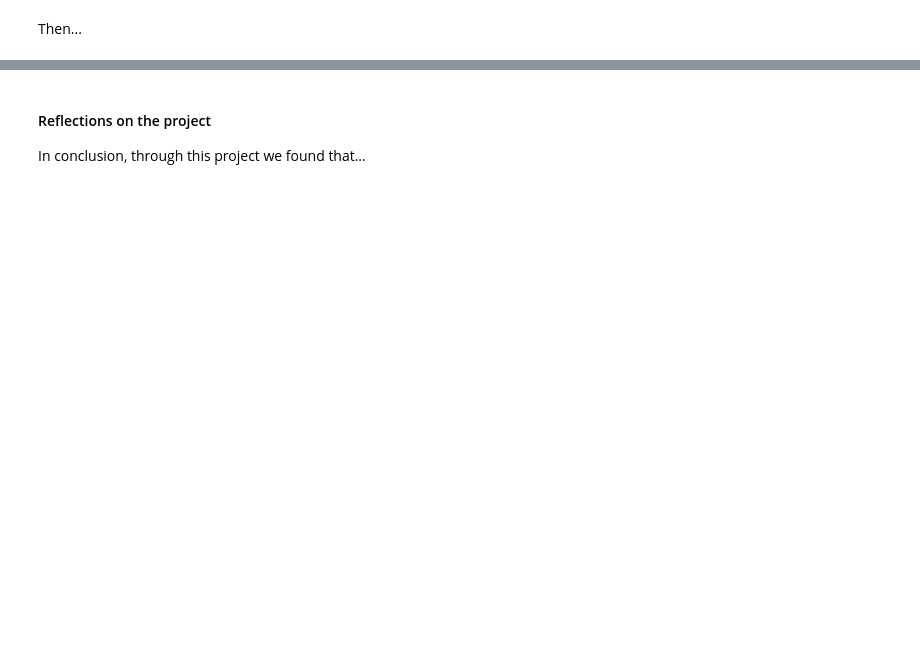
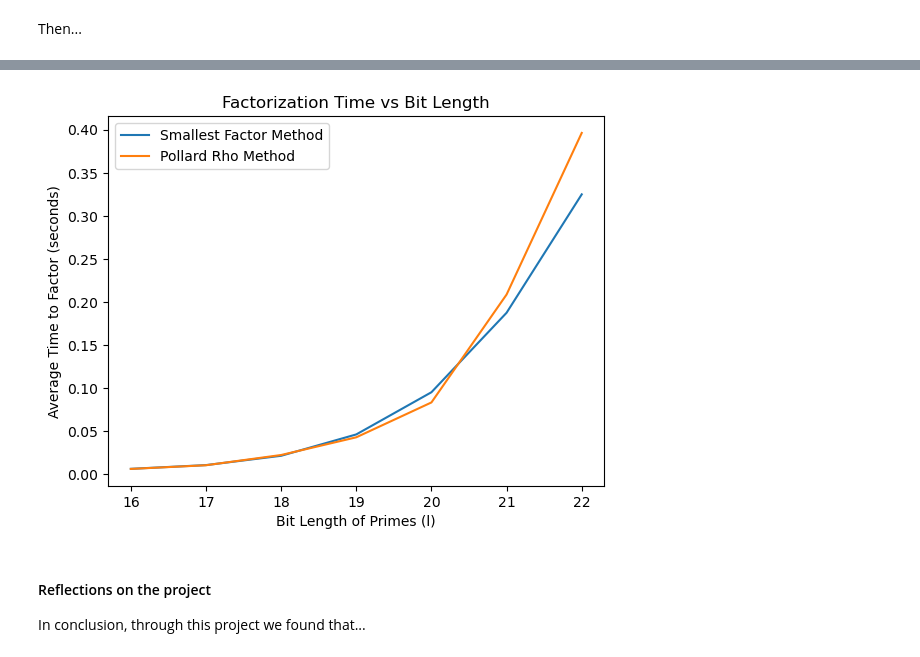
Before and after one commit to MattPygottCode/Group3, a Jupyter notebook: Hybrid Cryptography.ipynb, the cells around one changed output, grey strips where cells are left out. Drawn from its saved outputs; the diff is of its cells as text; code cells hidden in the pictures; blank space fills up the shorter version.

Commit message:
Extension progress 2025-11-25 10:30 Added plots

```diff
--- a/Hybrid Cryptography.ipynb
+++ b/Hybrid Cryptography.ipynb
@@ -386,6 +384,9 @@ import time
 import statistics
 
 def time_factorisation(l, max_time, factorise, Verbose=False):
+    bit_lengths = []
+    avg_times = []
+
     while True:
         times = []
         for _ in range(5):  # Run 5 trials for each bit length
@@ -403,18 +404,18 @@ def time_factorisation(l, max_time, factorise, Verbose=False):
             # print(smallest_factor(N))
 
         avg_time = statistics.mean(times)
-        print(f"Bit length: {l}, Average time: {avg_time:.2f} seconds")
+        # print(f"Bit length: {l}, Average time: {avg_time:.2f} seconds")
         bit_lengths.append(l)
         avg_times.append(avg_time)
         if avg_time > max_time:
+            return [bit_lengths, avg_times]
             break
         l += 1
 
-bit_lengths = []
-avg_times = []
 l = 16
 max_time = 0.3
 # max_time = 15 * 60  # 15 minutes in seconds
 
-time_factorisation(l, max_time, smallest_factor)
+smallest_factor_data = time_factorisation(l, max_time, smallest_factor)
+print(smallest_factor_data)
 # %% [output]
@@ -478,5 +475,6 @@ l = 16
 max_time = 0.3
 # max_time = 15 * 60  # 15 minutes in seconds
 
-time_factorisation(l, max_time, pollard_rho)
+pollard_rho_data = time_factorisation(l, max_time, pollard_rho)
+print(pollard_rho_data)
 # %% [output]
@@ -490,3 +490,23 @@ Bit length: 22, Average time: 0.37 seconds
+# %%
+import matplotlib.pyplot as plt
+import numpy as np
+
+x1 = np.array(smallest_factor_data[0])
+y1 = np.array(smallest_factor_data[1])
+
+x2 = np.array(pollard_rho_data[0])
+y2 = np.array(pollard_rho_data[1])
+
+plt.plot(x, y, label='Smallest Factor Method')
+plt.plot(x2, y2, label='Pollard Rho Method')
+
+plt.title('Factorization Time vs Bit Length')
+plt.xlabel('Bit Length of Primes (l)')
+plt.ylabel('Average Time to Factor (seconds)')
+plt.legend()
+plt.show()
+# %% [output]
+[figure, added]
 # %% [markdown]
 #### Reflections on the project
 
```
Also changed, not shown: parts of 7 cells of this notebook.
